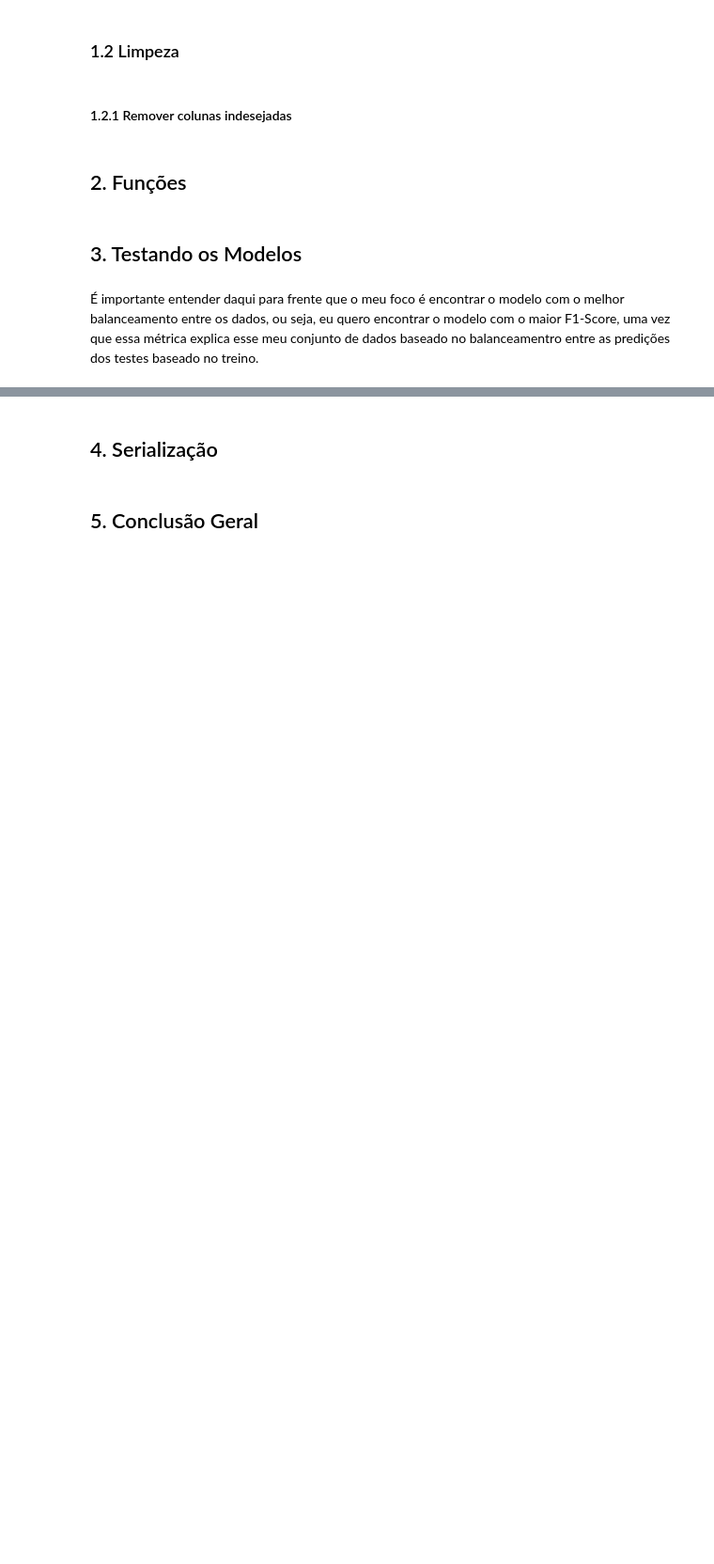
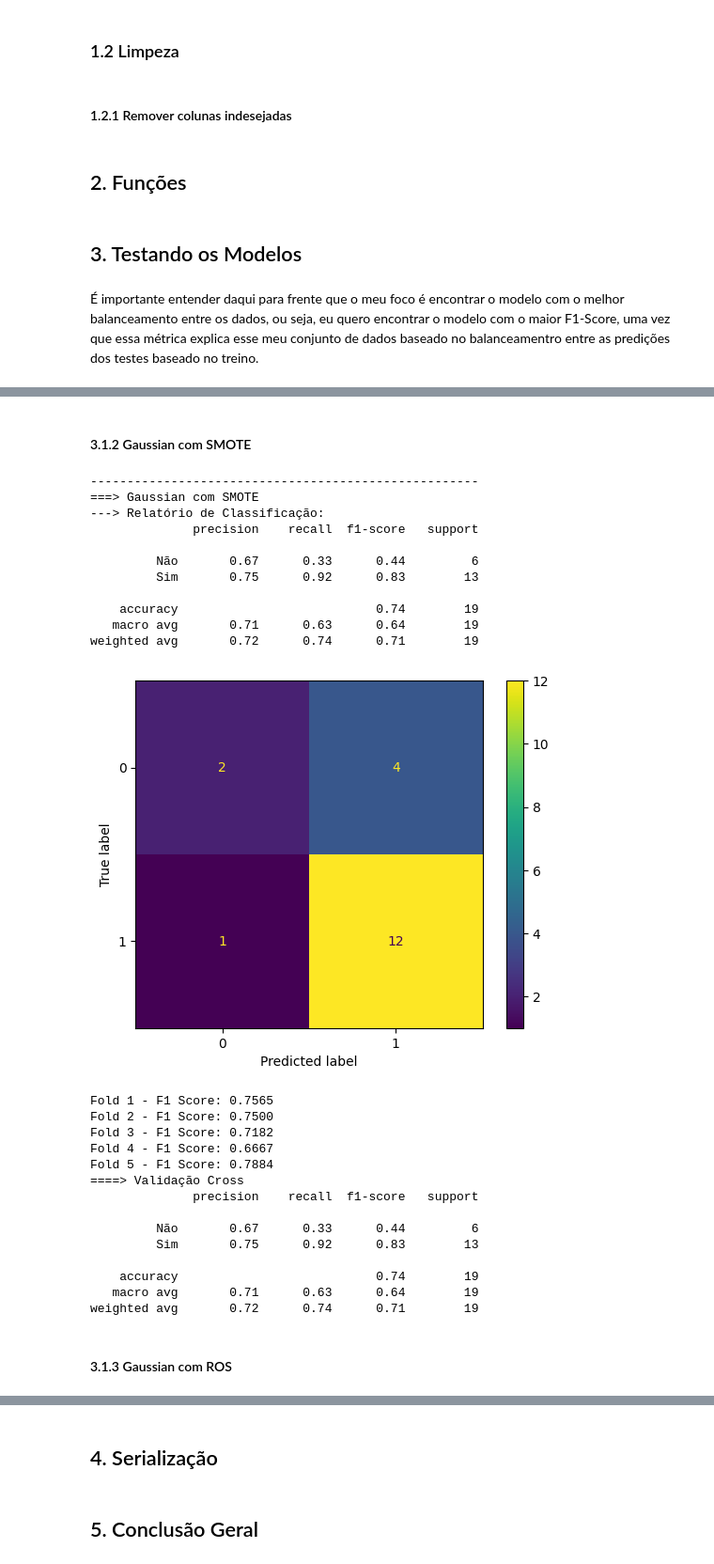
Before and after one commit to Olimpo-Org/olimpo-data-analytics, a Jupyter notebook: Modelo de IA/analise.ipynb, the cells around one changed output, grey strips where cells are left out. Shown at 94% size. Saved outputs shown, nothing was run; the diff lists cells and outputs as text; code cells hidden in the pictures; blank space fills up the shorter version.

```diff
--- a/Modelo de IA/analise.ipynb
+++ b/Modelo de IA/analise.ipynb
@@ -609,0 +262,15 @@ KNeighborsClassifier(metric='euclidean', n_neighbors=2)
+# %%
+# Separando a coluna Y (resposta) das colunas X (atributos)
+atributos = df_olimpo.iloc[:, :-1]
+resposta = df_olimpo.iloc[:, -1:]
+# %%
+# Transformando os atributos qualitativos em quantitativos
+atributos = pd.DataFrame(data=preprocessador.fit_transform(atributos), columns=preprocessador.get_feature_names_out())
+# %%
+# Normalizando os dados dos atributos
+zscore.fit(atributos)
+atributos_norm = zscore.transform(atributos)
+atributos = pd.DataFrame(data = atributos_norm, columns=atributos.columns)
+# %%
+# Separando treino e teste
+atributos_treino, atributos_teste, resposta_treino, resposta_teste = separar_teste(atributos, resposta)
@@ -609,0 +341,37 @@ KNeighborsClassifier(metric='euclidean', n_neighbors=2)
+# %% [markdown]
+#### 3.1.2 Gaussian com SMOTE
+# %%
+print('-----------------------------------------------------')
+
+print('===> Gaussian com SMOTE')
+
+model = classificador_hyperparametros(classificador_gauss, atributos_smote, atributos_teste, resposta_smote, resposta_teste, modelos_parametros)
+# %% [output]
+-----------------------------------------------------
+===> Gaussian com SMOTE
+---> Relatório de Classificação:
+              precision    recall  f1-score   support
+
+         Não       0.67      0.33      0.44         6
+         Sim       0.75      0.92      0.83        13
+
+    accuracy                           0.74        19
+   macro avg       0.71      0.63      0.64        19
+weighted avg       0.72      0.74      0.71        19
+[figure, added]
+Fold 1 - F1 Score: 0.7565
+Fold 2 - F1 Score: 0.7500
+Fold 3 - F1 Score: 0.7182
+Fold 4 - F1 Score: 0.6667
+Fold 5 - F1 Score: 0.7884
+====> Validação Cross
+              precision    recall  f1-score   support
+
+         Não       0.67      0.33      0.44         6
+         Sim       0.75      0.92      0.83        13
+
+    accuracy                           0.74        19
+   macro avg       0.71      0.63      0.64        19
+weighted avg       0.72      0.74      0.71        19
+# %% [markdown]
+#### 3.1.3 Gaussian com ROS
```
Also changed, not shown: parts of 68 cells of this notebook, 2 other files.
